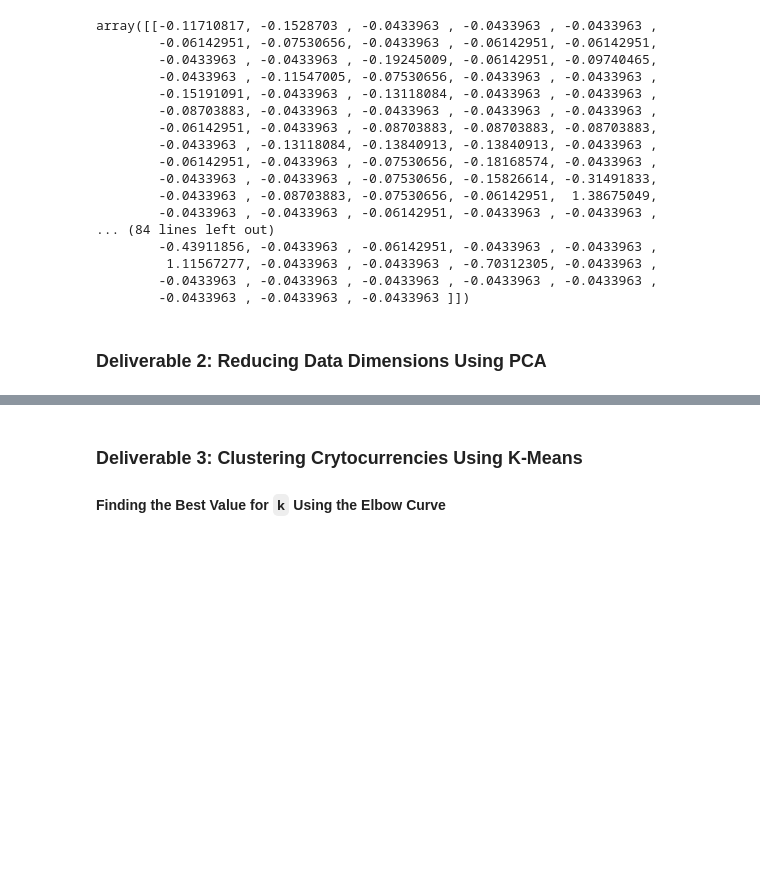
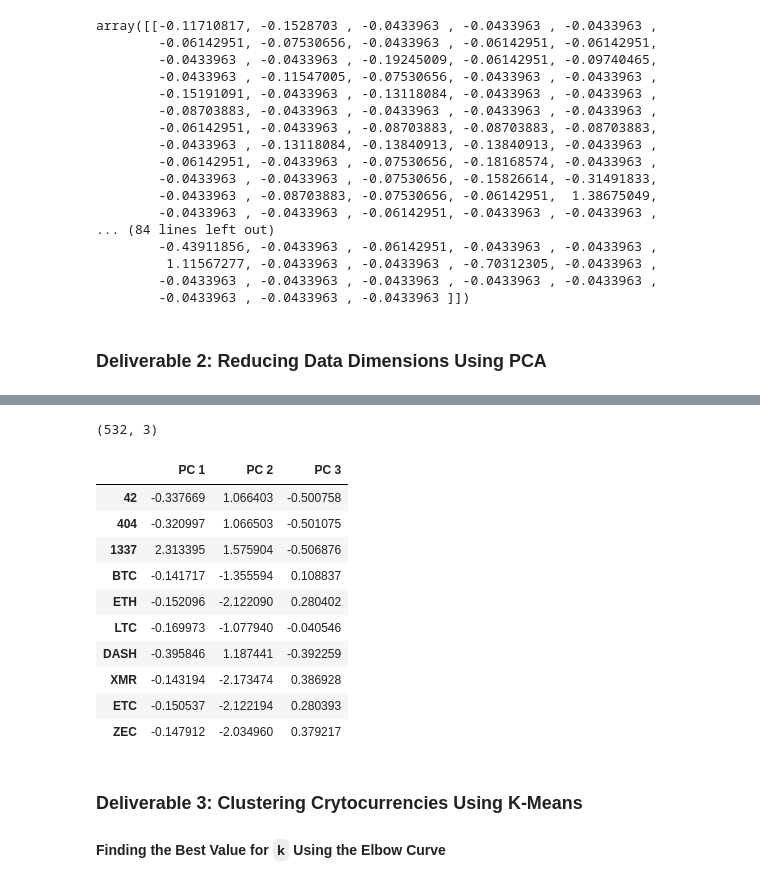
Before and after one commit to jsheppard95/Cryptocurrencies, a Jupyter notebook: crypto_clustering.ipynb, the cells around one changed output, grey strips where cells are left out. Drawn from its saved outputs; the diff is of its cells as text; code cells hidden in the pictures; blank space fills up the shorter version.

```diff
--- a/crypto_clustering.ipynb
+++ b/crypto_clustering.ipynb
@@ -203,4 +203,6 @@ array([[-0.11710817, -0.1528703 , -0.0433963 , -0.0433963 , -0.0433963 ,
 ### Deliverable 2: Reducing Data Dimensions Using PCA
 # %%
 # Using PCA to reduce dimension to three principal components.
-# YOUR CODE HERE
+pca = PCA(n_components=3)
+X_pca = pca.fit_transform(X_scaled)
+X_pca
@@ -210,3 +217,21 @@ array([[-0.11710817, -0.1528703 , -0.0433963 , -0.0433963 , -0.0433963 ,
+# %%
+# Create a DataFrame with the three principal components.
+pcs_df = pd.DataFrame(data=X_pca, columns=["PC 1", "PC 2", "PC 3"], index=X.index)
+print(pcs_df.shape)
+pcs_df.head(10)
+# %% [output]
+(532, 3)
+|  | PC 1 | PC 2 | PC 3 |
+| 42 | -0.337669 | 1.066403 | -0.500758 |
+| 404 | -0.320997 | 1.066503 | -0.501075 |
+| 1337 | 2.313395 | 1.575904 | -0.506876 |
+| BTC | -0.141717 | -1.355594 | 0.108837 |
+| ETH | -0.152096 | -2.122090 | 0.280402 |
+| LTC | -0.169973 | -1.077940 | -0.040546 |
+| DASH | -0.395846 | 1.187441 | -0.392259 |
+| XMR | -0.143194 | -2.173474 | 0.386928 |
+| ETC | -0.150537 | -2.122194 | 0.280393 |
+| ZEC | -0.147912 | -2.034960 | 0.379217 |
 # %% [markdown]
 ### Deliverable 3: Clustering Crytocurrencies Using K-Means
 
```
Also changed, not shown: parts of 2 cells of this notebook.
